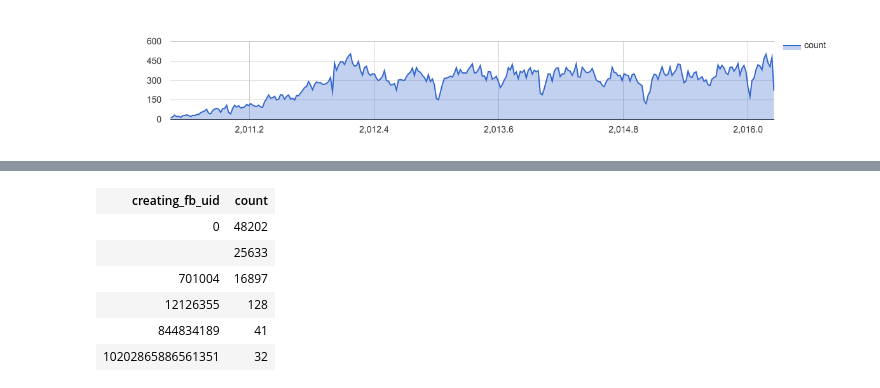
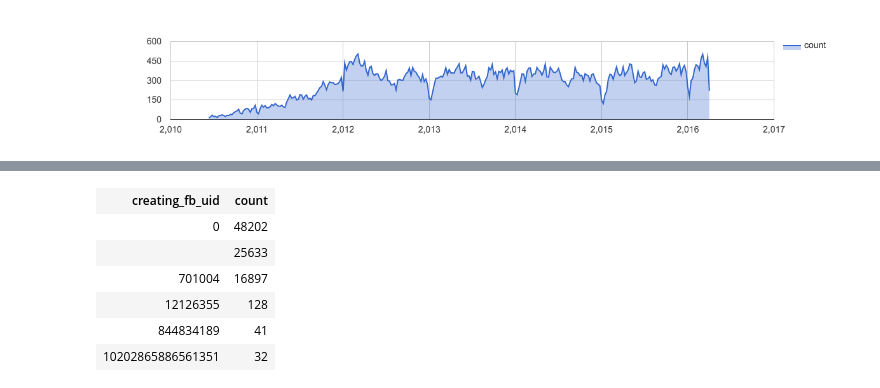
Before and after one commit to mikelambert/DanceDeets, a Jupyter notebook: Untitled Notebook.ipynb, the cells around one changed output, grey strips where cells are left out. Drawn from its saved outputs; the diff is of its cells as text; code cells hidden in the pictures.

```diff
--- a/Untitled Notebook.ipynb
+++ b/Untitled Notebook.ipynb
@@ -34,7 +35,10 @@ LIMIT 10
 # %%
 %%chart area --fields date,count --data date_held
+hAxis: {
+    ticks: [2010, 2011, 2012, 2013, 2014, 2015, 2016, 2017]
+}
 # %% [output]
 [interactive output not drawn]
-[figure, old version]
+[figure, new version]
 # %%
 %%chart area --fields date,count --data date_added
```
Also changed, not shown: parts of 2 cells of this notebook.
